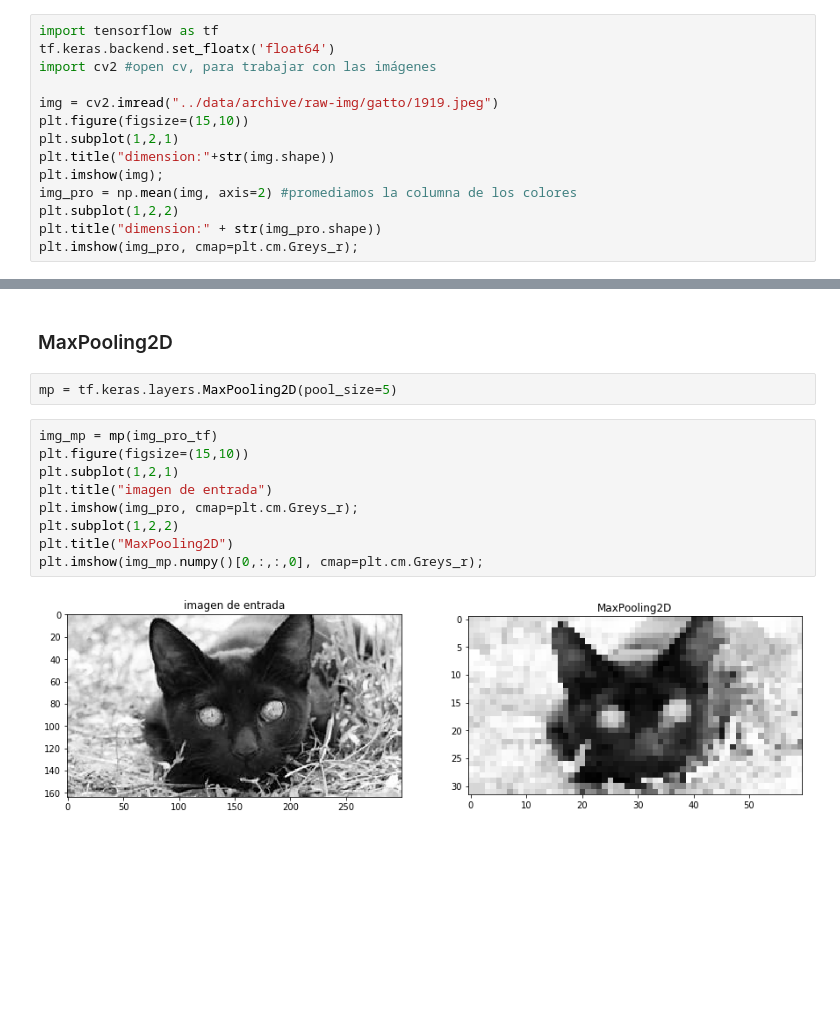
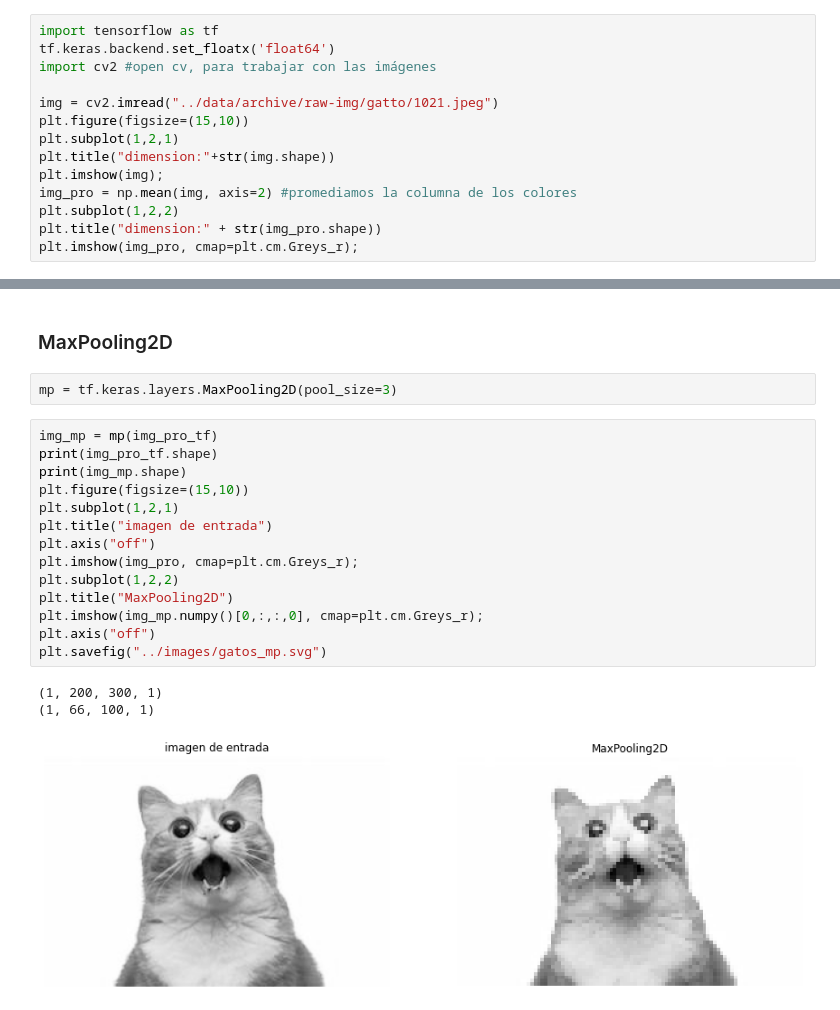
Before and after one commit to ejrueda/CNN_introduction, a Jupyter notebook: code/N1 - introduction to convolutional process.ipynb, the cells around one changed output, grey strips where cells are left out. Cells and saved outputs as stored; diff of their text form; blank space fills up the shorter version.

```diff
--- a/code/N1 - introduction to convolutional process.ipynb
+++ b/code/N1 - introduction to convolutional process.ipynb
@@ -117,7 +117,7 @@ import tensorflow as tf
 tf.keras.backend.set_floatx('float64')
 import cv2 #open cv, para trabajar con las imágenes
 
-img = cv2.imread("../data/archive/raw-img/gatto/1919.jpeg")
+img = cv2.imread("../data/archive/raw-img/gatto/1021.jpeg")
 plt.figure(figsize=(15,10))
 plt.subplot(1,2,1)
 plt.title("dimension:"+str(img.shape))
@@ -310,15 +316,22 @@ Dimensión: (7, 7)
 # %% [markdown]
 ### MaxPooling2D
 # %%
-mp = tf.keras.layers.MaxPooling2D(pool_size=5)
+mp = tf.keras.layers.MaxPooling2D(pool_size=3)
 # %%
 img_mp = mp(img_pro_tf)
+print(img_pro_tf.shape)
+print(img_mp.shape)
 plt.figure(figsize=(15,10))
 plt.subplot(1,2,1)
 plt.title("imagen de entrada")
+plt.axis("off")
 plt.imshow(img_pro, cmap=plt.cm.Greys_r);
 plt.subplot(1,2,2)
 plt.title("MaxPooling2D")
 plt.imshow(img_mp.numpy()[0,:,:,0], cmap=plt.cm.Greys_r);
+plt.axis("off")
+plt.savefig("../images/gatos_mp.svg")
 # %% [output]
+(1, 200, 300, 1)
+(1, 66, 100, 1)
-[figure, old version]
+[figure, new version]
```
Also changed, not shown: parts of 8 cells of this notebook, 24 other files.
